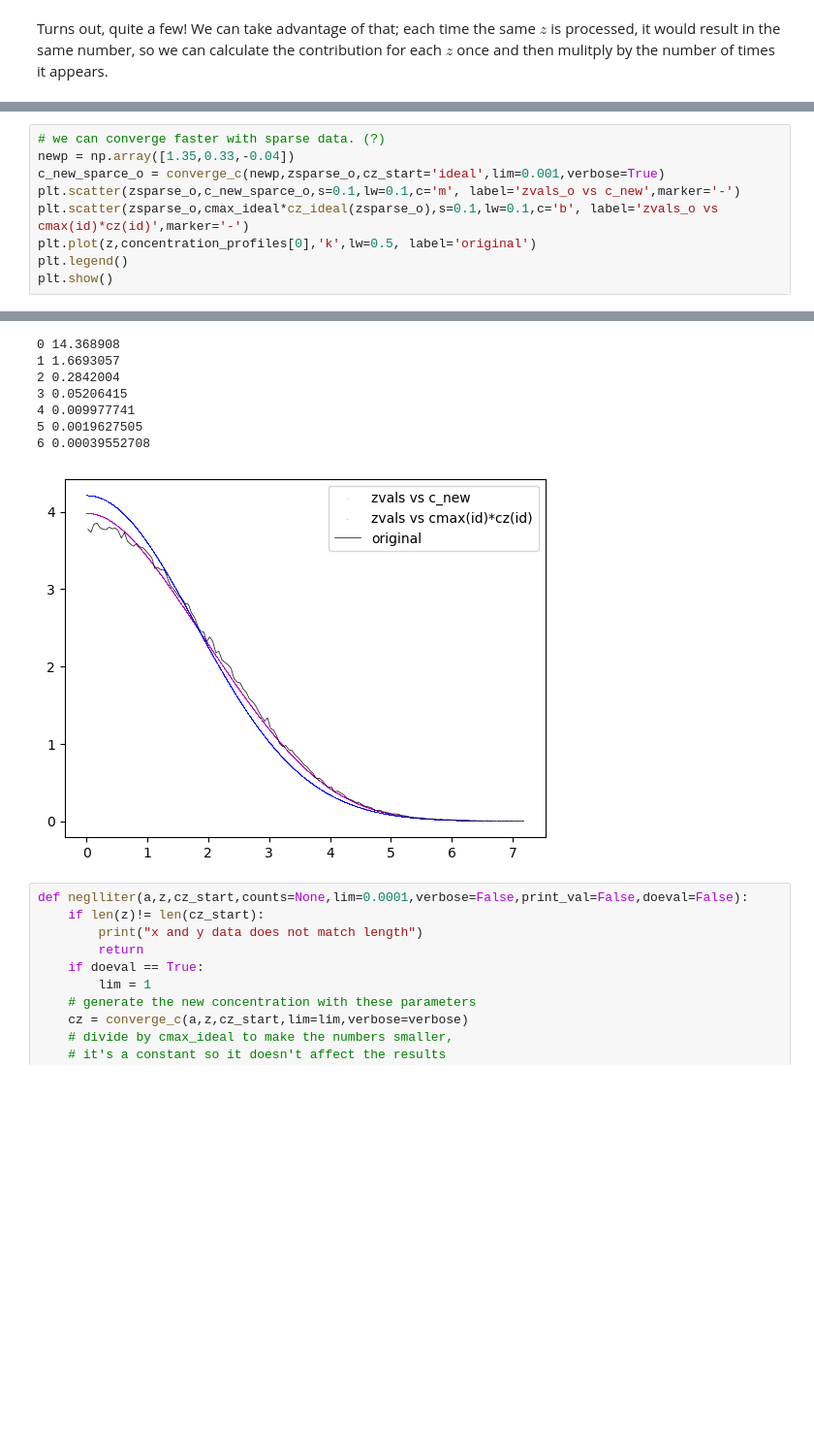
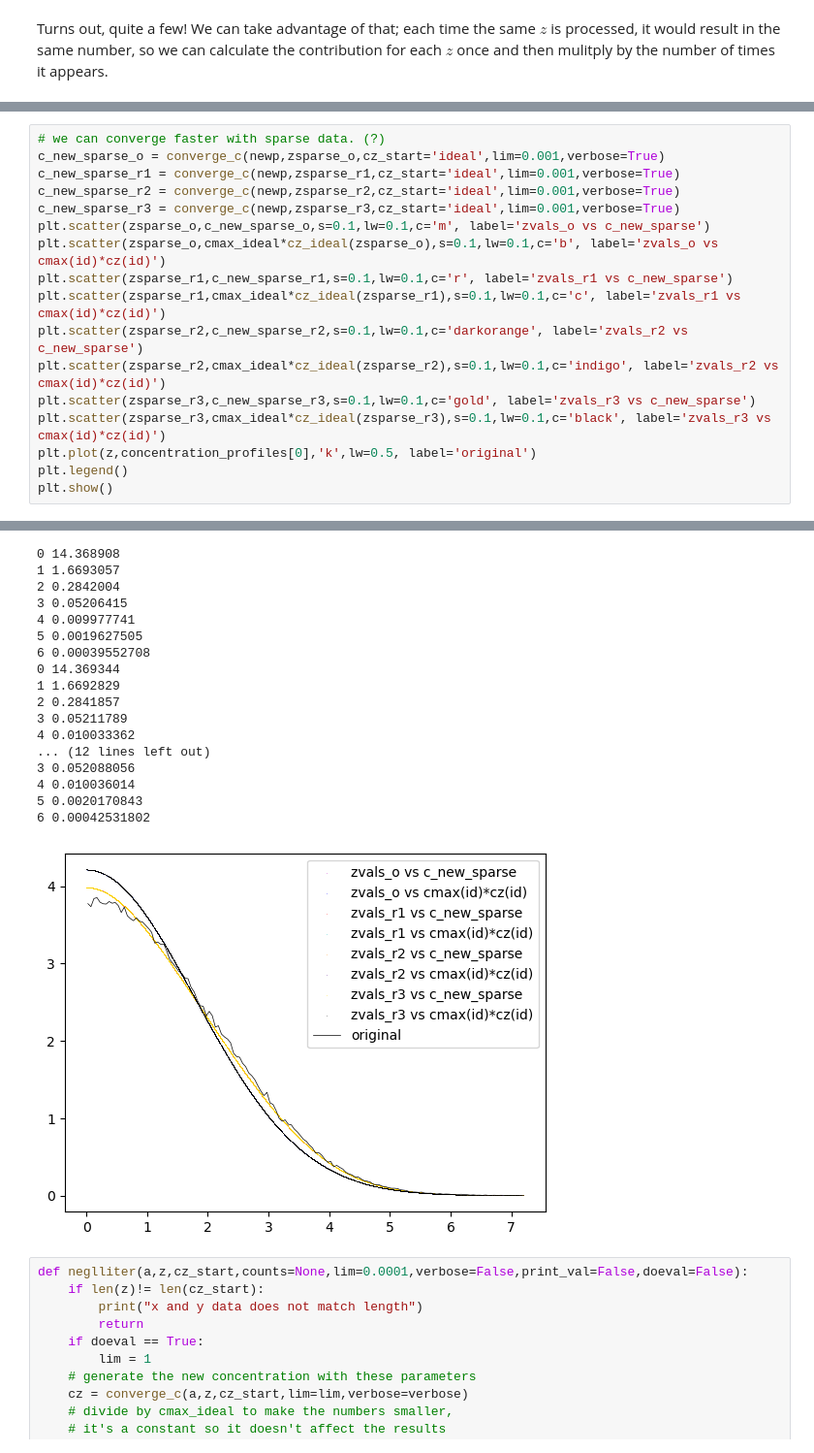
Before and after one commit to barmoral/forcebalance_hw, a Jupyter notebook: gromacs_analysis/hw_bootstrapping_fitting_BM.ipynb, the cells around one changed output, grey strips where cells are left out. Shown at 97% size. Saved outputs shown, nothing was run; the diff lists cells and outputs as text; blank space fills up the shorter version.

```diff
--- a/gromacs_analysis/hw_bootstrapping_fitting_BM.ipynb
+++ b/gromacs_analysis/hw_bootstrapping_fitting_BM.ipynb
@@ -551,9 +589,17 @@ plt.show()
 # %%
 # we can converge faster with sparse data. (?)
-newp = np.array([1.35,0.33,-0.04])
-c_new_sparce_o = converge_c(newp,zsparse_o,cz_start='ideal',lim=0.001,verbose=True)
-plt.scatter(zsparse_o,c_new_sparce_o,s=0.1,lw=0.1,c='m', label='zvals_o vs c_new',marker='-')
-plt.scatter(zsparse_o,cmax_ideal*cz_ideal(zsparse_o),s=0.1,lw=0.1,c='b', label='zvals_o vs cmax(id)*cz(id)',marker='-')
+c_new_sparse_o = converge_c(newp,zsparse_o,cz_start='ideal',lim=0.001,verbose=True)
+c_new_sparse_r1 = converge_c(newp,zsparse_r1,cz_start='ideal',lim=0.001,verbose=True)
+c_new_sparse_r2 = converge_c(newp,zsparse_r2,cz_start='ideal',lim=0.001,verbose=True)
+c_new_sparse_r3 = converge_c(newp,zsparse_r3,cz_start='ideal',lim=0.001,verbose=True)
+plt.scatter(zsparse_o,c_new_sparse_o,s=0.1,lw=0.1,c='m', label='zvals_o vs c_new_sparse')
+plt.scatter(zsparse_o,cmax_ideal*cz_ideal(zsparse_o),s=0.1,lw=0.1,c='b', label='zvals_o vs cmax(id)*cz(id)')
+plt.scatter(zsparse_r1,c_new_sparse_r1,s=0.1,lw=0.1,c='r', label='zvals_r1 vs c_new_sparse')
+plt.scatter(zsparse_r1,cmax_ideal*cz_ideal(zsparse_r1),s=0.1,lw=0.1,c='c', label='zvals_r1 vs cmax(id)*cz(id)')
+plt.scatter(zsparse_r2,c_new_sparse_r2,s=0.1,lw=0.1,c='darkorange', label='zvals_r2 vs c_new_sparse')
+plt.scatter(zsparse_r2,cmax_ideal*cz_ideal(zsparse_r2),s=0.1,lw=0.1,c='indigo', label='zvals_r2 vs cmax(id)*cz(id)')
+plt.scatter(zsparse_r3,c_new_sparse_r3,s=0.1,lw=0.1,c='gold', label='zvals_r3 vs c_new_sparse')
+plt.scatter(zsparse_r3,cmax_ideal*cz_ideal(zsparse_r3),s=0.1,lw=0.1,c='black', label='zvals_r3 vs cmax(id)*cz(id)')
 plt.plot(z,concentration_profiles[0],'k',lw=0.5, label='original')
 plt.legend()
 plt.show()
@@ -563,11 +615,21 @@ plt.show()
 0 14.368908
 1 1.6693057
 2 0.2842004
 3 0.05206415
 4 0.009977741
 5 0.0019627505
 6 0.00039552708
+0 14.369344
+1 1.6692829
+2 0.2841857
+3 0.05211789
+4 0.010033362
+... (12 lines left out)
+3 0.052088056
+4 0.010036014
+5 0.0020170843
+6 0.00042531802
-[figure, old version]
+[figure, new version]
 # %%
 def neglliter(a,z,cz_start,counts=None,lim=0.0001,verbose=False,print_val=False,doeval=False):
     if len(z)!= len(cz_start):
```
Also changed, not shown: parts of 36 cells of this notebook.
